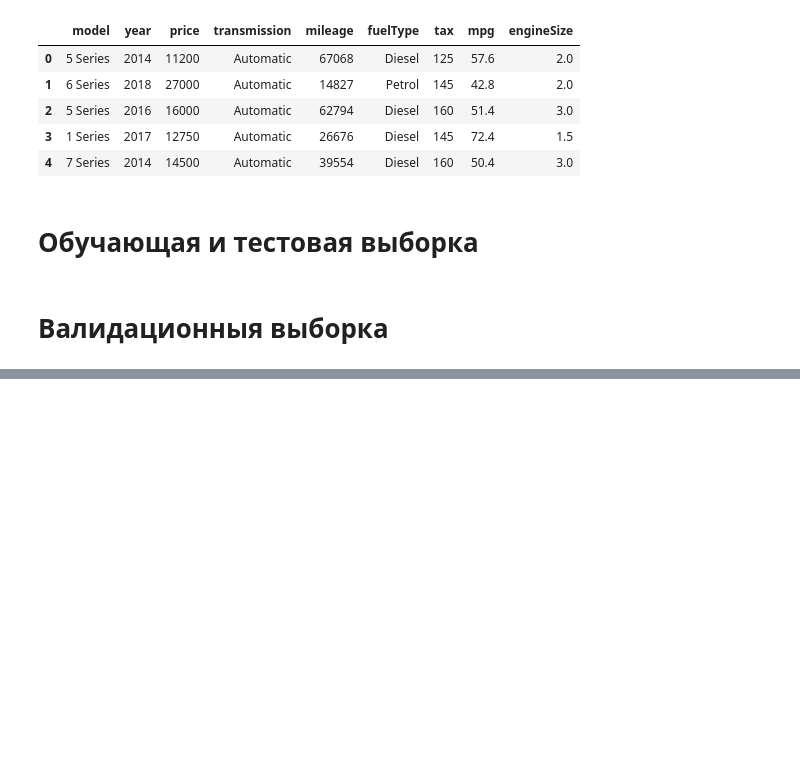
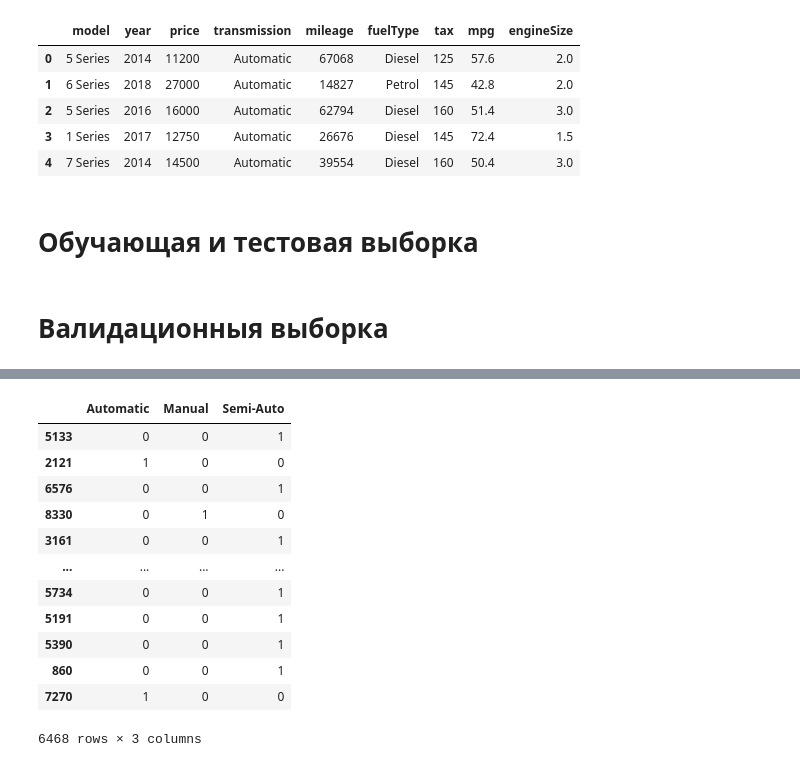
Before and after one commit to SergeyB81/Portfolio-DS, a Jupyter notebook: Car price/machine_learning.ipynb, the cells around one changed output, grey strips where cells are left out. Drawn from its saved outputs; the diff is of its cells as text; code cells hidden in the pictures; blank space fills up the shorter version.

```diff
--- a/Car price/machine_learning.ipynb
+++ b/Car price/machine_learning.ipynb
@@ -55,0 +125,16 @@ train, test = train_test_split(df, train_size=0.6, random_state=42)
+# %%
+pd.get_dummies(train['transmission']) * 1
+# %% [output]
+|  | Automatic | Manual | Semi-Auto |
+| 5133 | 0 | 0 | 1 |
+| 2121 | 1 | 0 | 0 |
+| 6576 | 0 | 0 | 1 |
+| 8330 | 0 | 1 | 0 |
+| 3161 | 0 | 0 | 1 |
+| ... | ... | ... | ... |
+| 5734 | 0 | 0 | 1 |
+| 5191 | 0 | 0 | 1 |
+| 5390 | 0 | 0 | 1 |
+| 860 | 0 | 0 | 1 |
+| 7270 | 1 | 0 | 0 |
+6468 rows × 3 columns
```
Also changed, not shown: parts of 13 cells of this notebook.
